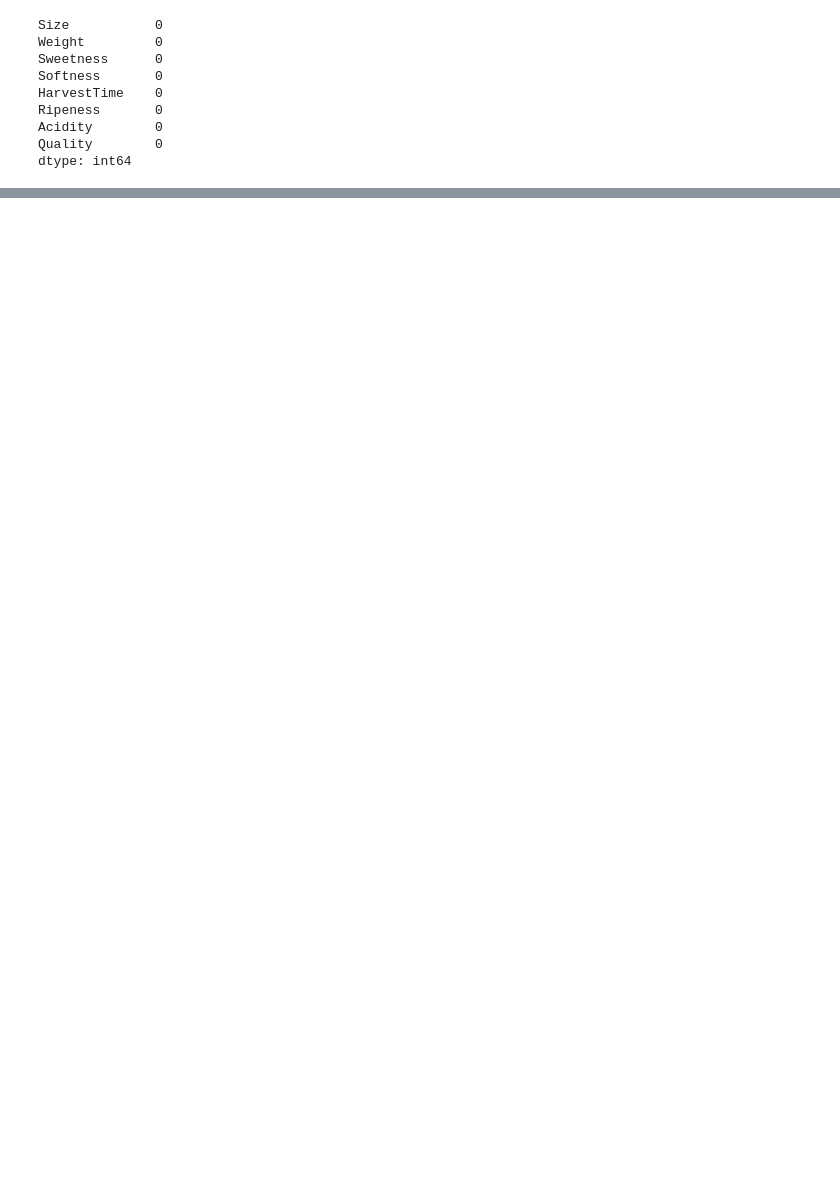
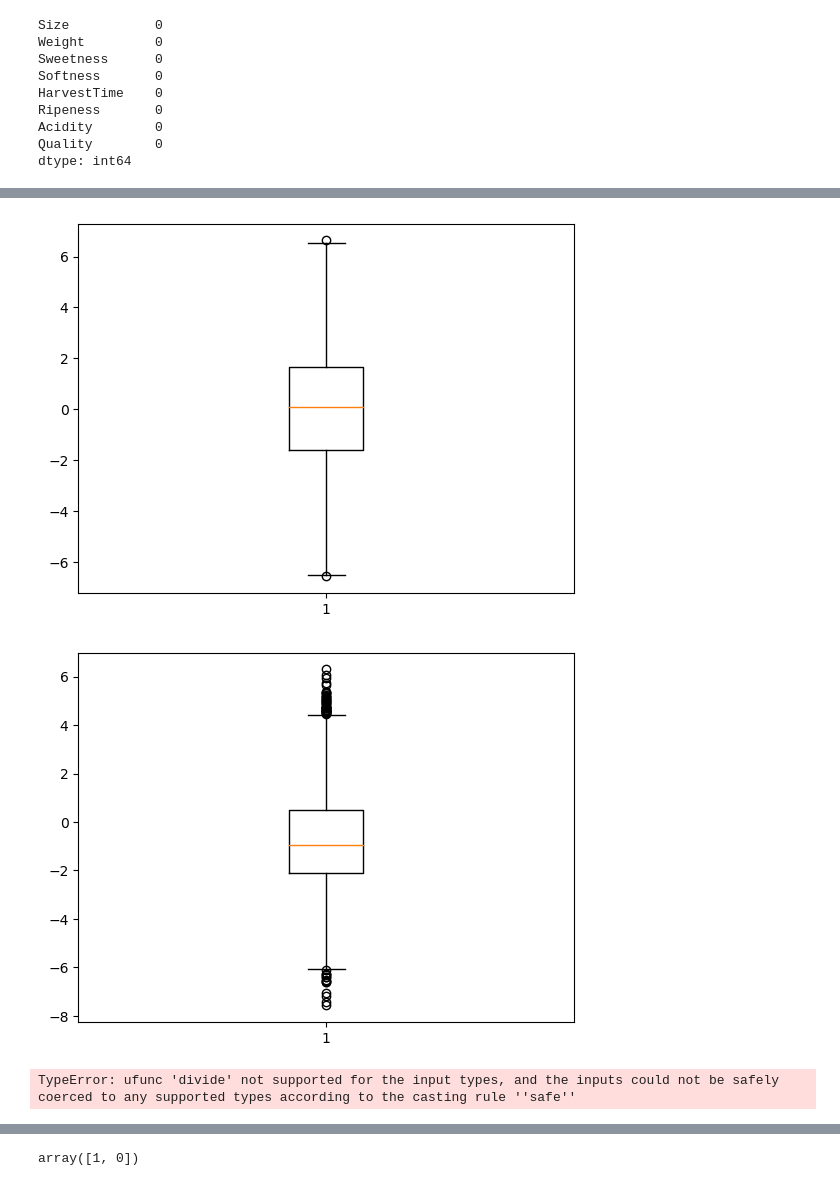
Before and after one commit to poudelarun/ML_training, a Jupyter notebook: practical_class3.ipynb, the cells around one changed output, grey strips where cells are left out. Saved outputs shown, nothing was run; the diff lists cells and outputs as text; code cells hidden in the pictures; blank space fills up the shorter version.

```diff
--- a/practical_class3.ipynb
+++ b/practical_class3.ipynb
@@ -122,17 +225,9 @@ train_data = train_data.drop(columns=column_name, axis = 1)
 # %%
-for column_name in ['Weight', 'Size', 'Sweetness', 'Ripeness', 'Acidity']:
-# Assuming df is your DataFrame and 'column_name' is the column for which you want to check outliers
-    Q1 = data[column_name].quantile(0.25)
-    Q3 = data[column_name].quantile(0.75)
-    IQR = Q3 - Q1
+# Specify the columns for which you want to replace NaN values with the mean
+columns_to_fill = ['Weight', 'Size', 'Sweetness','Ripeness','Acidity']
 
-    # Define the boundary for outliers
-    lower_bound = Q1 - 1.5 * IQR
-    upper_bound = Q3 + 1.5 * IQR
+# Calculate the mean of the specified columns
+column_means = new_data[columns_to_fill].median()
 
-    # Get the number of outliers
-    outliers = data[(data[column_name] < lower_bound) |
-                    (data[column_name] > upper_bound)]
-    num_outliers = outliers.shape[0]
-
-    print(f'There are {num_outliers} outliers.')
+# Replace NaN values with the mean for each respective column
+data[columns_to_fill] = new_data[columns_to_fill].fillna(column_median)
@@ -141,0 +247,21 @@ KeyError: 'Size'
+# %%
+plt.boxplot(data['Acidity'])
+plt.show()
+plt.boxplot(data['HarvestTime'])
+plt.show()
+plt.boxplot(data['Quality'])
+plt.show()
+plt.boxplot(data['Ripeness'])
+plt.show()
+plt.boxplot(data['Size'])
+plt.show()
+plt.boxplot(data['Softness'])
+plt.show()
+plt.boxplot(data['Sweetness'])
+plt.show()
+plt.boxplot(data['Weight'])
+plt.show()
+# %% [output]
+[figure, added]
+[figure, added]
+TypeError: ufunc 'divide' not supported for the input types, and the inputs could not be safely coerced to any supported types according to the casting rule ''safe''
@@ -141,0 +273,4 @@ KeyError: 'Size'
+# %%
+new_data['Quality_encoded'].unique()
+# %% [output]
+array([1, 0])
```
Also changed, not shown: parts of 28 cells of this notebook, 10 other files.
